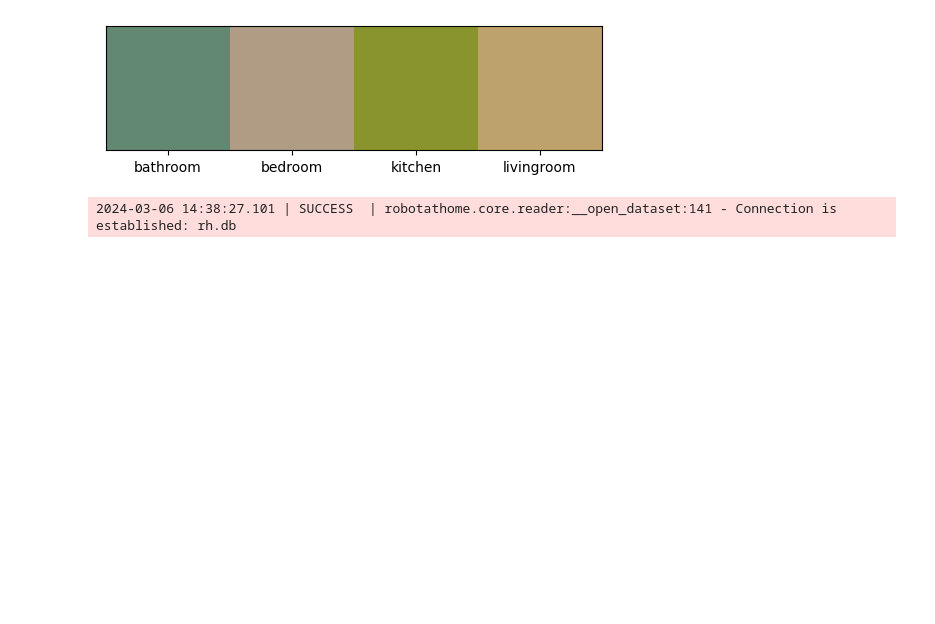
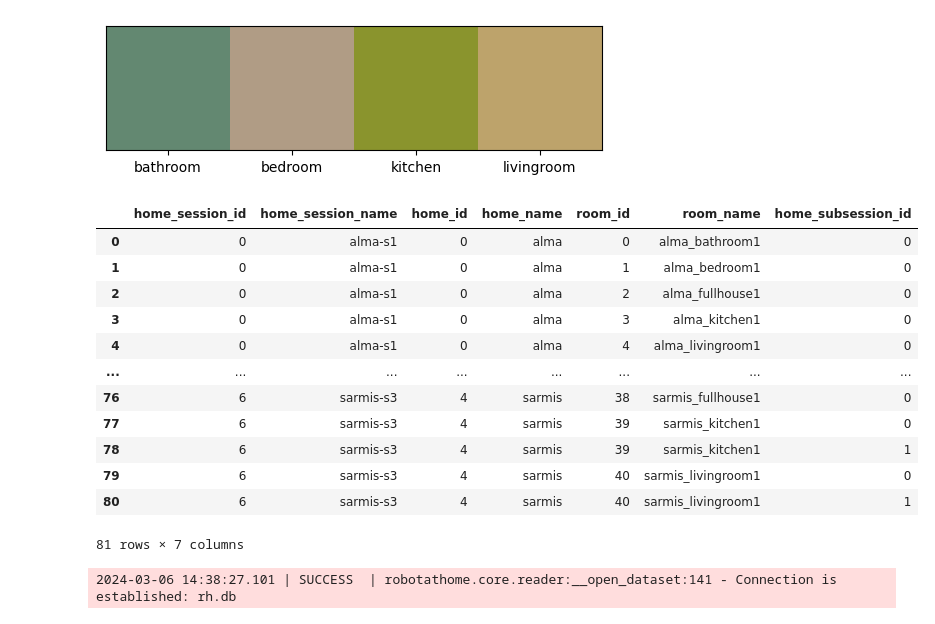
Before and after one commit to blu-y/cmap, a Jupyter notebook: ex/dim_reduct_pca.ipynb, the cells around one changed output. Saved outputs shown, nothing was run; the diff lists cells and outputs as text; code cells hidden in the pictures; blank space fills up the shorter version.

```diff
--- a/ex/dim_reduct_pca.ipynb
+++ b/ex/dim_reduct_pca.ipynb
@@ -133,6 +133,23 @@ dtype: float64
   Text(2, 0, 'kitchen'),
   Text(3, 0, 'livingroom')])
 [figure]
+# %%
+locator = rh.get_locators()
+locator
+# %% [output]
+|  | home_session_id | home_session_name | home_id | home_name | room_id | room_name | home_subsession_id |
+| 0 | 0 | alma-s1 | 0 | alma | 0 | alma_bathroom1 | 0 |
+| 1 | 0 | alma-s1 | 0 | alma | 1 | alma_bedroom1 | 0 |
+| 2 | 0 | alma-s1 | 0 | alma | 2 | alma_fullhouse1 | 0 |
+| 3 | 0 | alma-s1 | 0 | alma | 3 | alma_kitchen1 | 0 |
+| 4 | 0 | alma-s1 | 0 | alma | 4 | alma_livingroom1 | 0 |
+| ... | ... | ... | ... | ... | ... | ... | ... |
+| 76 | 6 | sarmis-s3 | 4 | sarmis | 38 | sarmis_fullhouse1 | 0 |
+| 77 | 6 | sarmis-s3 | 4 | sarmis | 39 | sarmis_kitchen1 | 0 |
+| 78 | 6 | sarmis-s3 | 4 | sarmis | 39 | sarmis_kitchen1 | 1 |
+| 79 | 6 | sarmis-s3 | 4 | sarmis | 40 | sarmis_livingroom1 | 0 |
+| 80 | 6 | sarmis-s3 | 4 | sarmis | 40 | sarmis_livingroom1 | 1 |
+81 rows × 7 columns
 # %%
 ### from existing pca profile
 # Load and select data & CLIP
```
Also changed, not shown: parts of 1 cell of this notebook, 2 other files.
